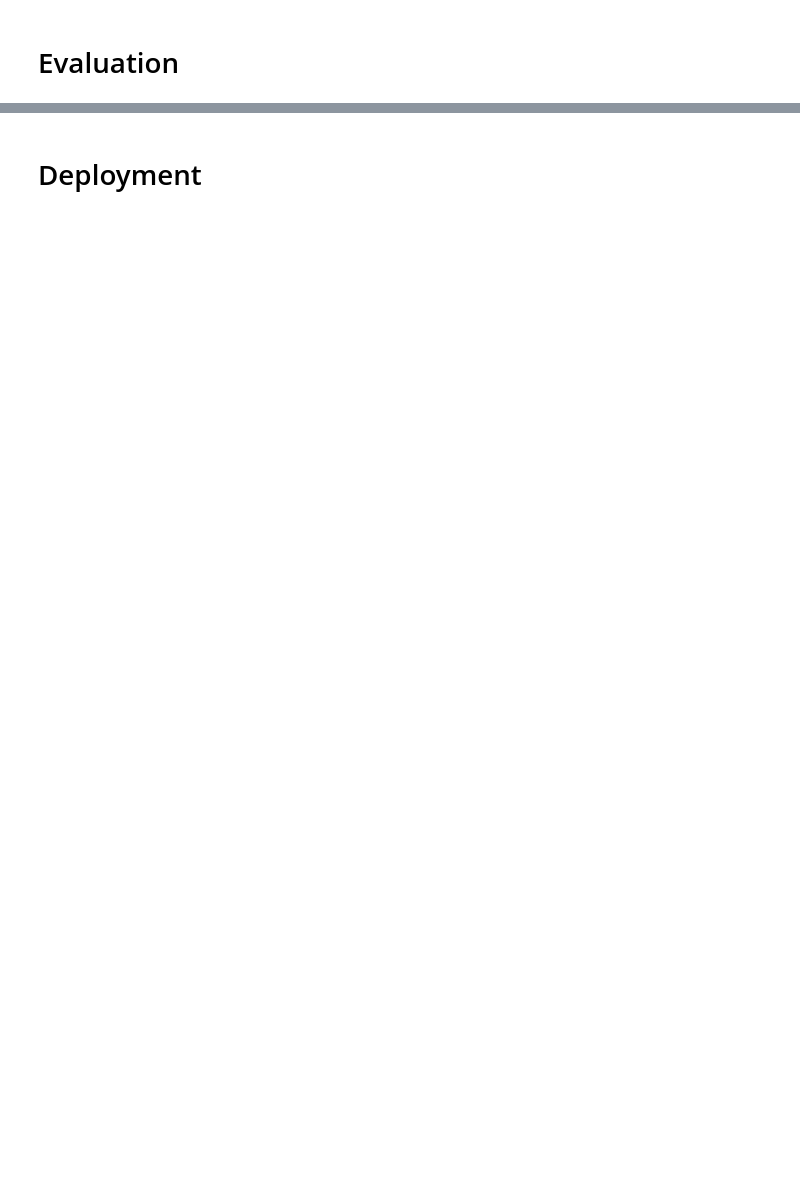
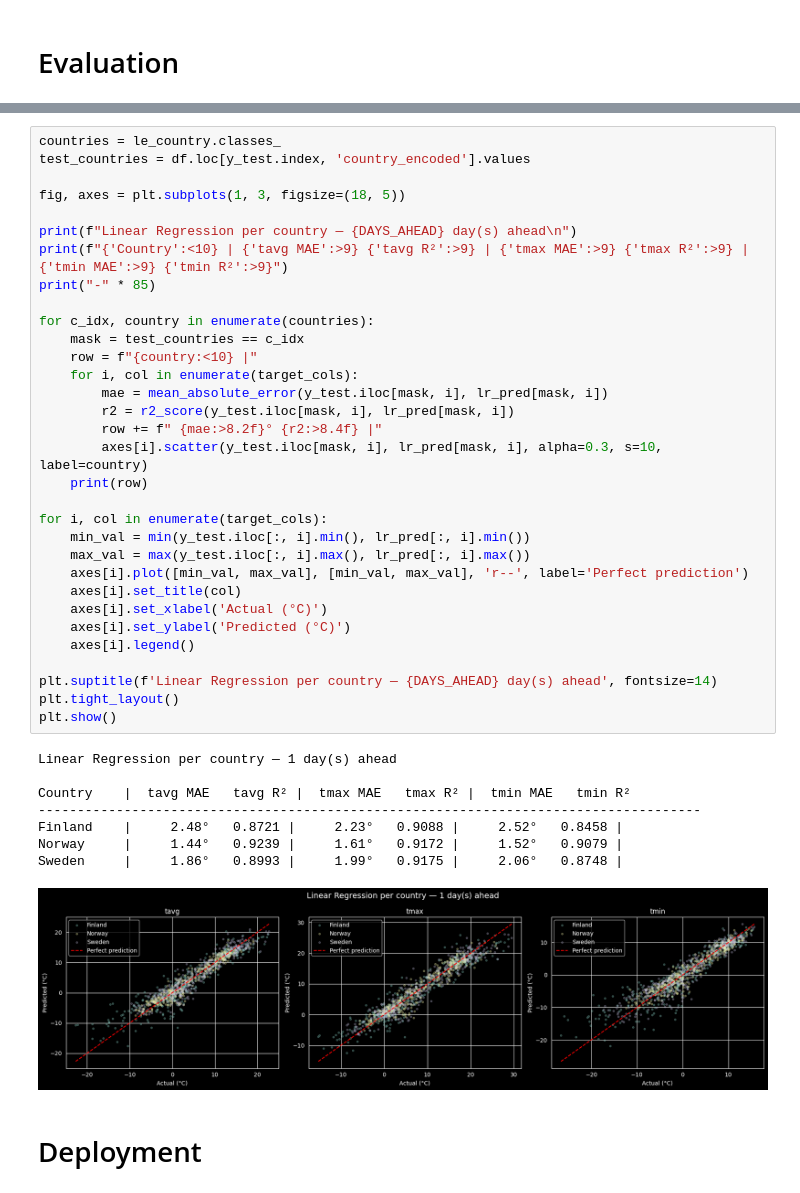
Before and after one commit to jarmoil/Datan-kasittely-ja-koneoppiminen, a Jupyter notebook: Projekti/Projekti.ipynb, the cells around one changed output, grey strips where cells are left out. Drawn from its saved outputs; the diff is of its cells as text; blank space fills up the shorter version.

```diff
--- a/Projekti/Projekti.ipynb
+++ b/Projekti/Projekti.ipynb
@@ -189,2 +217,43 @@ Linear Regression — predicting 7 day(s) ahead
+# %%
+countries = le_country.classes_
+test_countries = df.loc[y_test.index, 'country_encoded'].values
+
+fig, axes = plt.subplots(1, 3, figsize=(18, 5))
+
+print(f"Linear Regression per country — {DAYS_AHEAD} day(s) ahead\n")
+print(f"{'Country':<10} | {'tavg MAE':>9} {'tavg R²':>9} | {'tmax MAE':>9} {'tmax R²':>9} | {'tmin MAE':>9} {'tmin R²':>9}")
+print("-" * 85)
+
+for c_idx, country in enumerate(countries):
+    mask = test_countries == c_idx
+    row = f"{country:<10} |"
+    for i, col in enumerate(target_cols):
+        mae = mean_absolute_error(y_test.iloc[mask, i], lr_pred[mask, i])
+        r2 = r2_score(y_test.iloc[mask, i], lr_pred[mask, i])
+        row += f" {mae:>8.2f}° {r2:>8.4f} |"
+        axes[i].scatter(y_test.iloc[mask, i], lr_pred[mask, i], alpha=0.3, s=10, label=country)
+    print(row)
+
+for i, col in enumerate(target_cols):
+    min_val = min(y_test.iloc[:, i].min(), lr_pred[:, i].min())
+    max_val = max(y_test.iloc[:, i].max(), lr_pred[:, i].max())
+    axes[i].plot([min_val, max_val], [min_val, max_val], 'r--', label='Perfect prediction')
+    axes[i].set_title(col)
+    axes[i].set_xlabel('Actual (°C)')
+    axes[i].set_ylabel('Predicted (°C)')
+    axes[i].legend()
+
+plt.suptitle(f'Linear Regression per country — {DAYS_AHEAD} day(s) ahead', fontsize=14)
+plt.tight_layout()
+plt.show()
+# %% [output]
+Linear Regression per country — 1 day(s) ahead
+
+Country    |  tavg MAE   tavg R² |  tmax MAE   tmax R² |  tmin MAE   tmin R²
+-------------------------------------------------------------------------------------
+Finland    |     2.48°   0.8721 |     2.23°   0.9088 |     2.52°   0.8458 |
+Norway     |     1.44°   0.9239 |     1.61°   0.9172 |     1.52°   0.9079 |
+Sweden     |     1.86°   0.8993 |     1.99°   0.9175 |     2.06°   0.8748 |
+[figure, added]
 # %% [markdown]
 # Deployment
```
Also changed, not shown: parts of 3 cells of this notebook.
